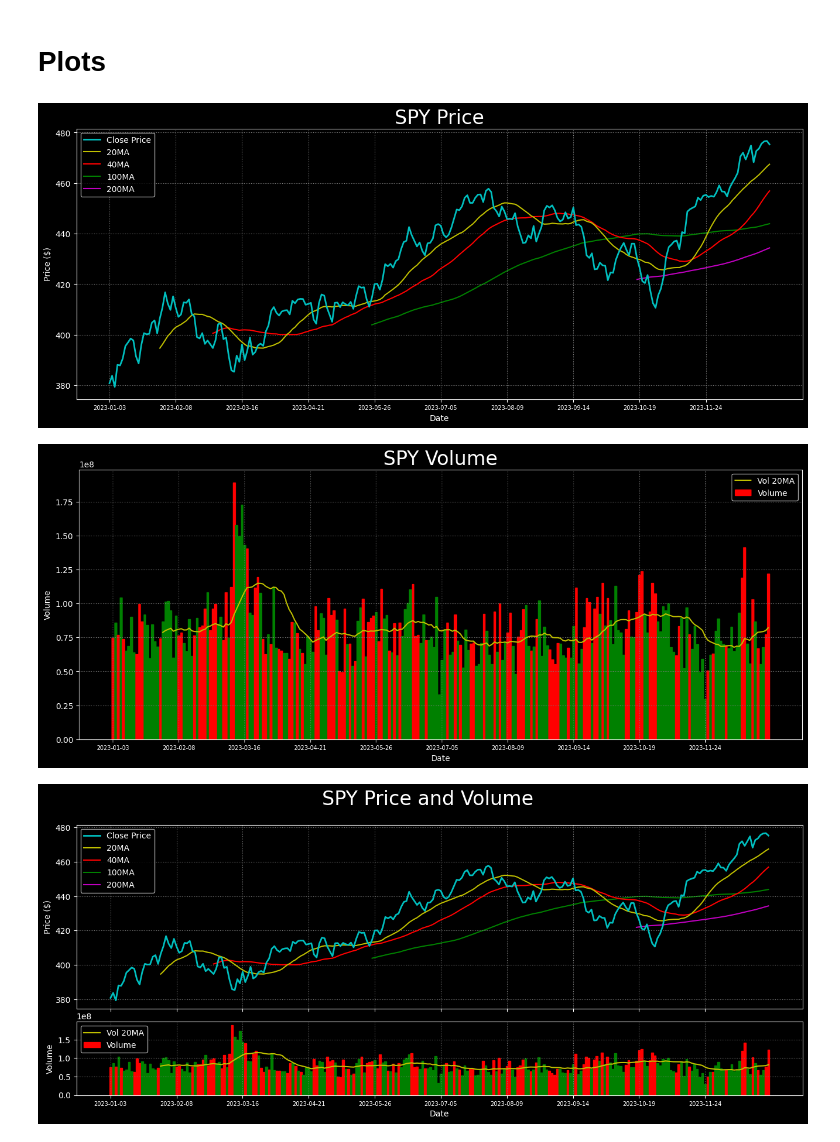
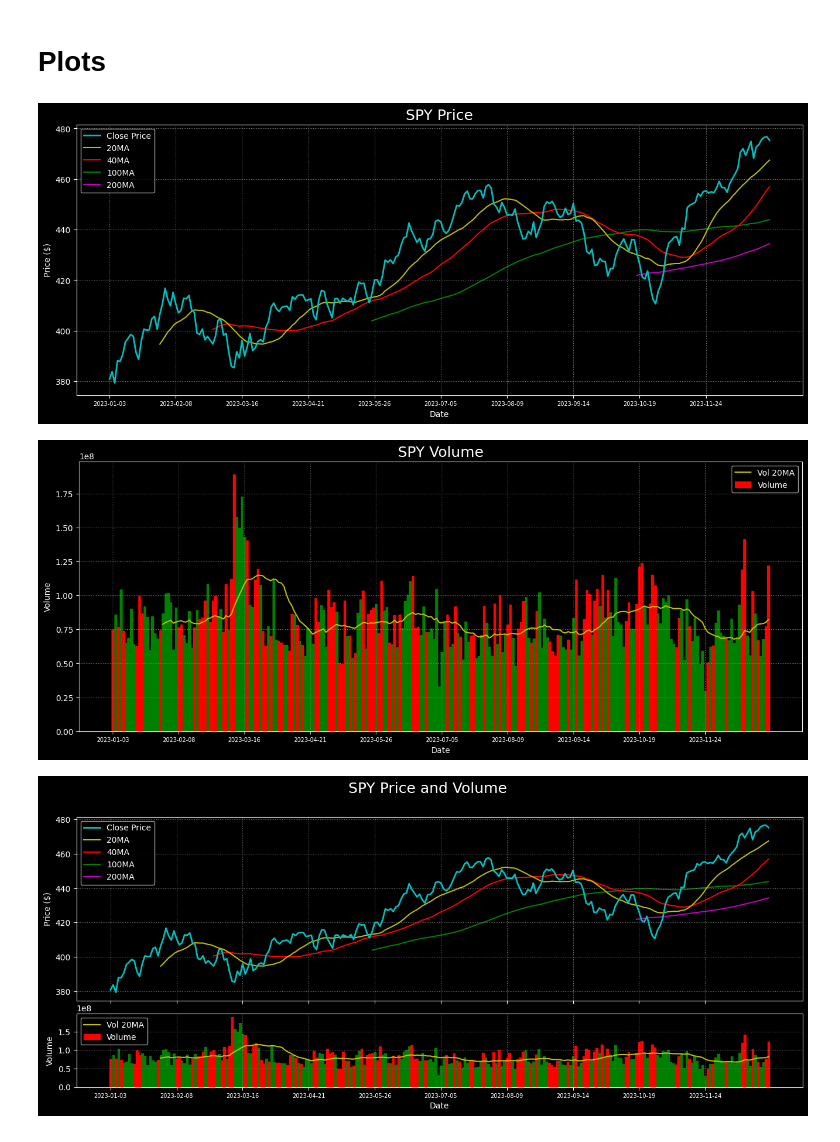
Before and after one commit to AndryADSM/AndryADSM, a Jupyter notebook: asset_analyzer.ipynb, the cells around one changed output. Cells and saved outputs as stored; diff of their text form; code cells hidden in the pictures.

```diff
--- a/asset_analyzer.ipynb
+++ b/asset_analyzer.ipynb
@@ -581,7 +581,7 @@ def plot_price(
         Params
         ---
         - data: pd.DataFrame
-            Takes price and volume data with no modifications.
+            Takes price data with no modifications.
         - ticker: str
             The ticker to plot.
         - start: str | None=None
@@ -627,7 +627,7 @@ def plot_price(
             figsize = (16, 6)
 
         plt.figure(figsize=figsize)
-        plt.title(f'{ticker} Price', size=24)
+        plt.title(f'{ticker} Price', size=18)
 
         # Price
         plt.plot(data_to_plot[use_price],
@@ -652,17 +652,17 @@ def plot_price(
                          label=f'{m}MA')
 
         plt.grid(which='major', color='grey', linestyle=':')
-        plt.ylabel('Price ($)')
-        plt.legend(loc=legendloc)
         plt.xticks(np.arange(len(data_to_plot),
                              step=max(len(data_to_plot) // 10, 1)),
                    size=7)
+        plt.legend(loc=legendloc)
         plt.xlabel('Date')
+        plt.ylabel('Price ($)')
         plt.show()
 
 plot_price(data, 'SPY')
 # %% [output]
-[figure, old version]
+[figure, new version]
 # %%
 def plot_volume(
         data:   pd.DataFrame,
@@ -684,7 +684,8 @@ def plot_volume(
         Params
         ---
         - data: pd.DataFrame
-            Takes price and volume data with no modifications.
+            Takes volume data with no modifications,
+            Column name must be 'Volume'
         - ticker: str
             The ticker to plot.
         - start: str | None=None
@@ -729,7 +730,7 @@ def plot_volume(
             figsize = (16, 6)
 
         plt.figure(figsize=figsize)
-        plt.title(f'{ticker} Volume', size=24)
+        plt.title(f'{ticker} Volume', size=18)
 
         # Color vol bars based on if the price went up or down in that interval
         if bar_color is None:
@@ -756,18 +757,18 @@ def plot_volume(
                      label=f'Vol {ma}MA')
 
         plt.grid(which='major', color='grey', linestyle=':')
-        plt.ylabel('Volume')
-        plt.legend(loc=legendloc)
         plt.xticks(np.arange(len(data_to_plot),
                              step=max(len(data_to_plot) // 10, 1)),
                    size=7)
+        plt.legend(loc=legendloc)
         plt.xlabel('Date')
+        plt.ylabel('Volume')
 
         plt.show()
 
 plot_volume(data, 'SPY')
 # %% [output]
-[figure, old version]
+[figure, new version]
 # %%
 def plot_price_vol(
         data:   pd.DataFrame,
@@ -851,7 +852,7 @@ def plot_price_vol(
                                 figsize=(figsize),
                                 height_ratios=(5, 2),
                                 sharex=True)
-        plt.suptitle(f'{ticker} Price and Volume', size=24)
+        plt.suptitle(f'{ticker} Price and Volume', size=18)
         plt.subplots_adjust(hspace=0.1)
 
         # Price
@@ -891,34 +892,34 @@ def plot_price_vol(
                                 ).loc[start:end]
 
         # Plot volume bars
         axs[1].bar(x=data_to_plot.index,
                     height=data_to_plot['Volume'],
                     color=vol_bar_color,
                     edgecolor=vol_bar_color,
                     label='Volume')
 
         # Volume Moving Average
         if volume_ma is True:
             volume_ma = 20
         if volume_ma is not False:
             axs[1].plot(data_ma['Volume'].rolling(volume_ma).mean().loc[start:end],
                         color=vol_ma_color,
                         label=f'Vol {volume_ma}MA')
 
         axs[1].grid(which='major', color='grey', linestyle=':')
         axs[1].set_ylabel('Volume')
         axs[1].legend(loc=legendloc)
 
         plt.xticks(np.arange(len(data_to_plot),
                              step=max(len(data_to_plot) // 10, 1)),
                    size=7)
         plt.xlabel('Date')
 
         plt.show()
 
 plot_price_vol(data, 'SPY')
 # %% [output]
-[figure, old version]
+[figure, new version]
 # %%
 def plot_norm_moves(
         data_norm: pd.DataFrame,
```
Also changed, not shown: parts of 16 cells of this notebook.
